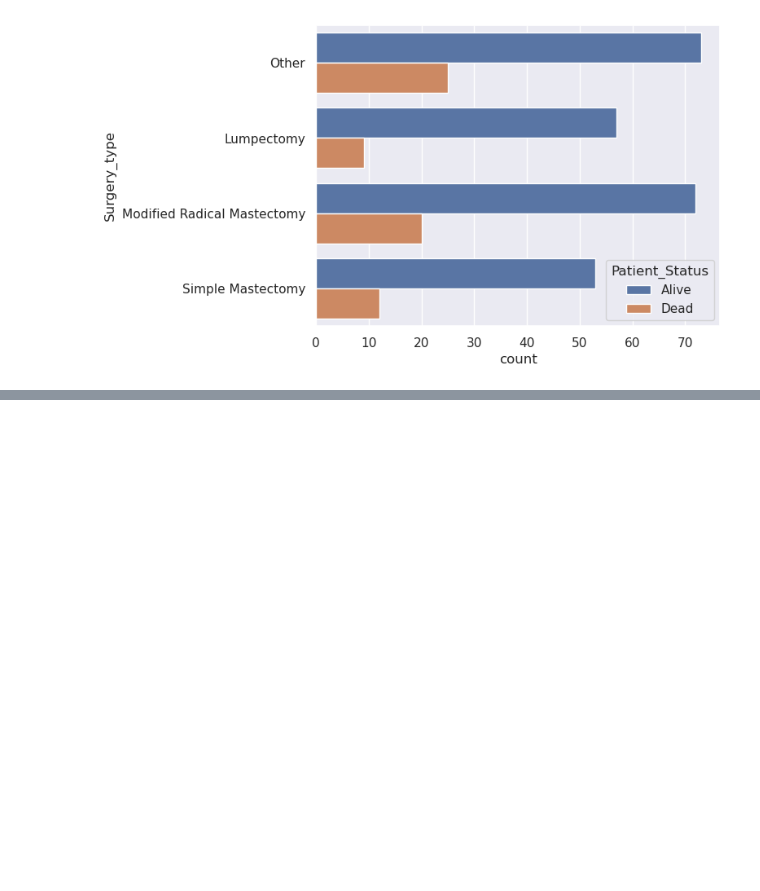
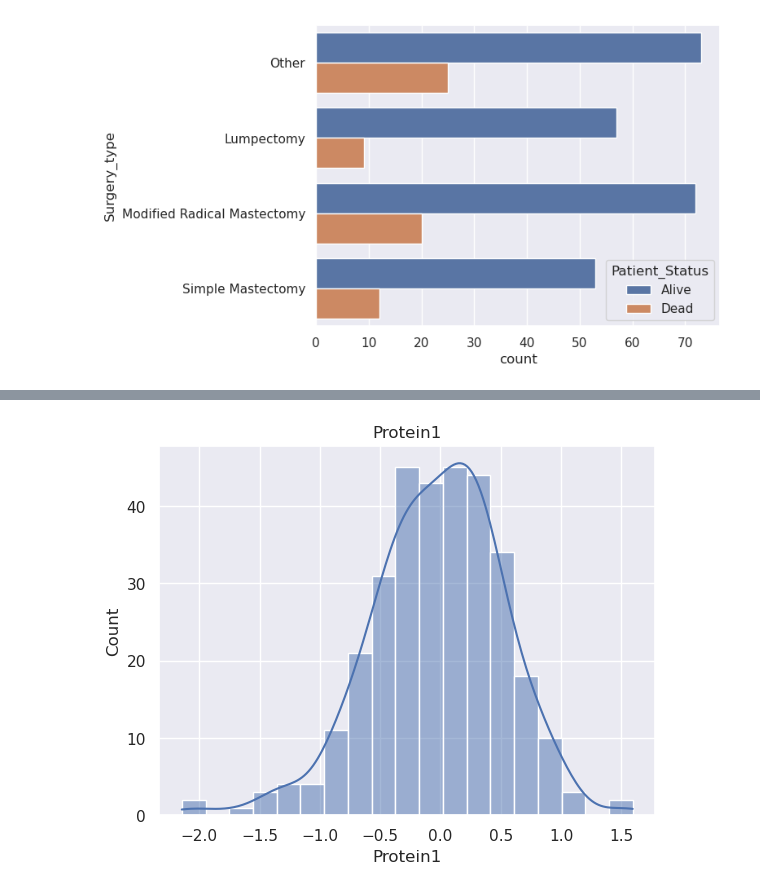
Before and after one commit to LaxmiVatsalyaDaita/Kaggle, a Jupyter notebook: brest-cancer-patient-survival.ipynb, the cells around one changed output, grey strips where cells are left out. Saved outputs shown, nothing was run; the diff lists cells and outputs as text; code cells hidden in the pictures; blank space fills up the shorter version.

```diff
--- a/brest-cancer-patient-survival.ipynb
+++ b/brest-cancer-patient-survival.ipynb
@@ -181,0 +173,6 @@ sns.countplot(y='Surgery_type', hue='Patient_Status', data=data)
+# %%
+sns.histplot(data, x='Protein1', kde=True)
+plt.title('Protein1')
+plt.show()
+# %% [output]
+[figure, added]
```
Also changed, not shown: parts of 72 cells of this notebook.
